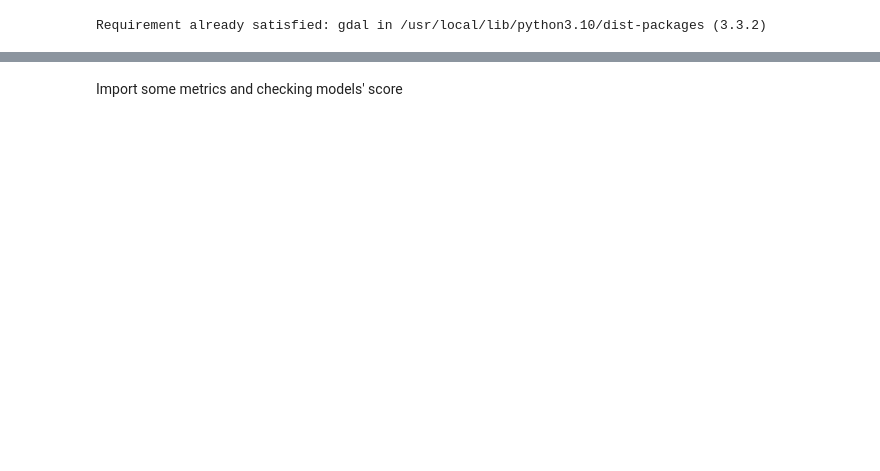
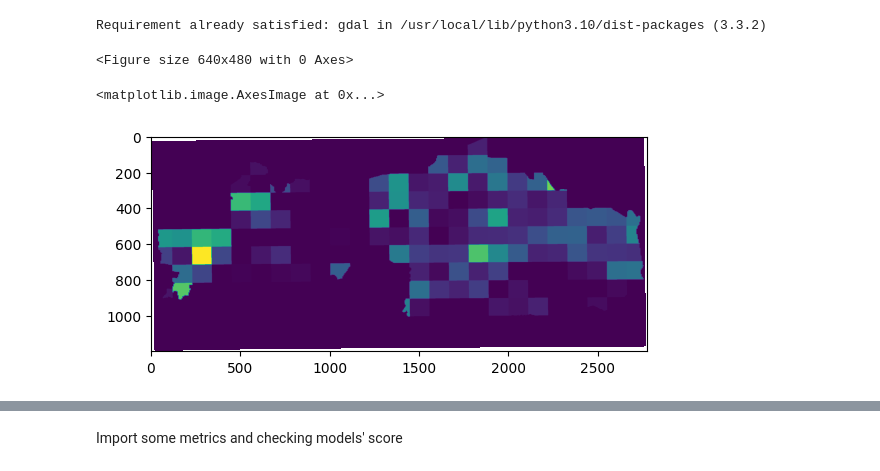
Before and after one commit to DexterfreaK/XGboostUrban, a Jupyter notebook: XGBoost_using_dataframe.ipynb, the cells around one changed output, grey strips where cells are left out. Cells and saved outputs as stored; diff of their text form; code cells hidden in the pictures; blank space fills up the shorter version.

```diff
--- a/XGBoost_using_dataframe.ipynb
+++ b/XGBoost_using_dataframe.ipynb
@@ -67 +16,16 @@ gdp2005 = np.reshape(gdp2005, (l*w,1))
+# %%
+import matplotlib.pyplot as plt
+f = plt.figure()
+# %% [output]
+<Figure size 640x480 with 0 Axes>
+# %%
+# All features in X imported and read as Array
+
+popden = gdal.Open("/content/drive/MyDrive/AdjustedData_23_metre_Resolution/popden.tif")
+popden = popden.ReadAsArray()
+popden = np.where(popden < 0 , np.nan, popden)
+plt.imshow(popden)
+# %% [output]
+<matplotlib.image.AxesImage at 0x...>
+[figure, added]
 # %%
```
Also changed, not shown: parts of 13 cells of this notebook.
